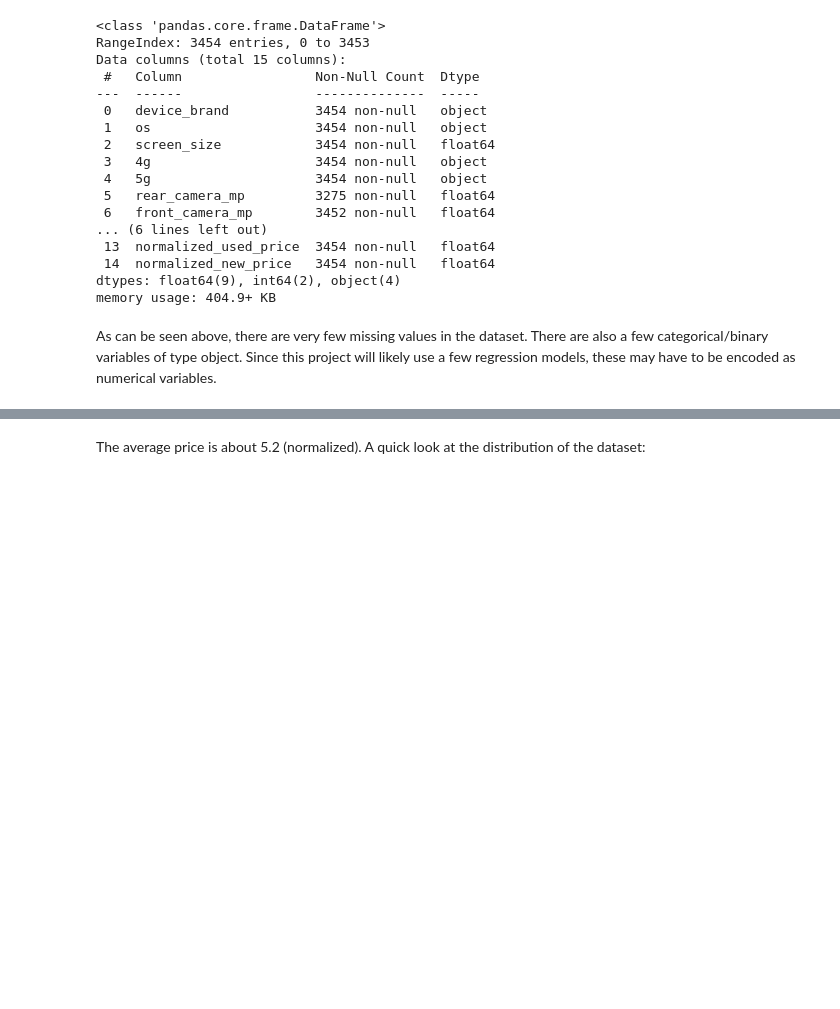
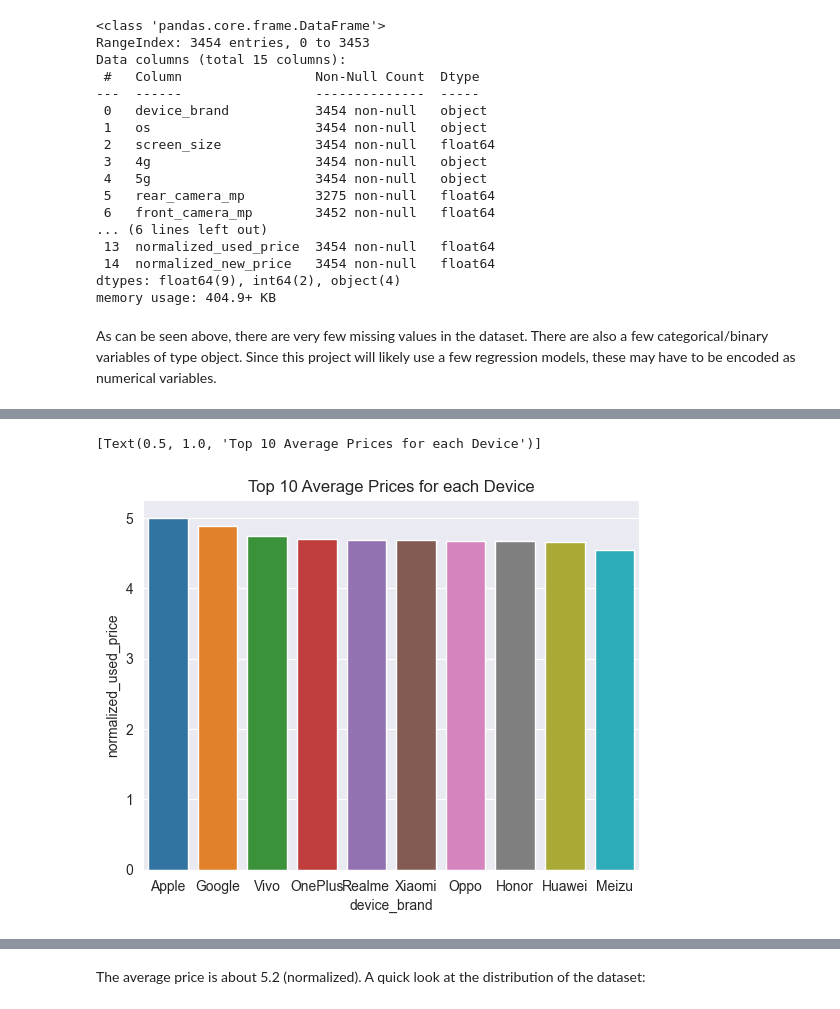
Before and after one commit to Thaps/ProjectPro, a Jupyter notebook: My Projects/ProjectPro/BigMart_Sales_Prediction/Notebooks/Exploratory Data Analysis.ipynb, the cells around one changed output, grey strips where cells are left out. Cells and saved outputs as stored; diff of their text form; code cells hidden in the pictures; blank space fills up the shorter version.

```diff
--- a/My Projects/ProjectPro/BigMart_Sales_Prediction/Notebooks/Exploratory Data Analysis.ipynb
+++ b/My Projects/ProjectPro/BigMart_Sales_Prediction/Notebooks/Exploratory Data Analysis.ipynb
@@ -130,0 +518,6 @@ As can be seen above, there are very few missing values in the dataset. There ar
+# %%
+# Barplot showing top 10 devices associated with the highest used price
+sns.barplot(y=frame[0:10], x=frame[0:10].index).set(title='Top 10 Average Prices for each Device')
+# %% [output]
+[Text(0.5, 1.0, 'Top 10 Average Prices for each Device')]
+[figure, added]
```
Also changed, not shown: parts of 212 cells of this notebook, 17 other files.
